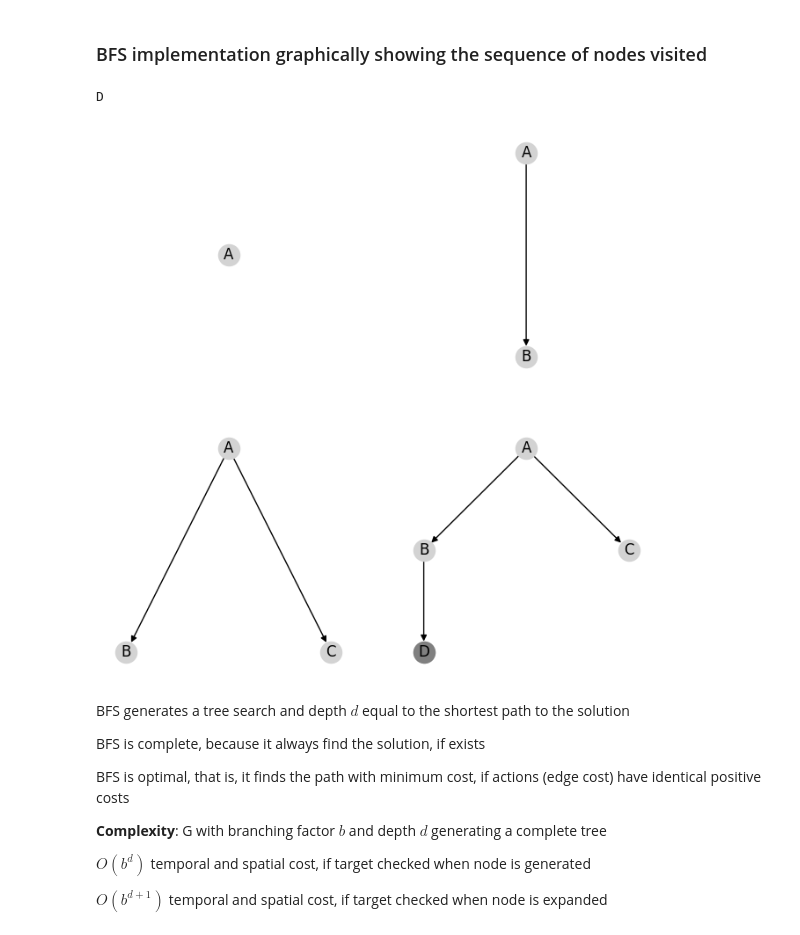
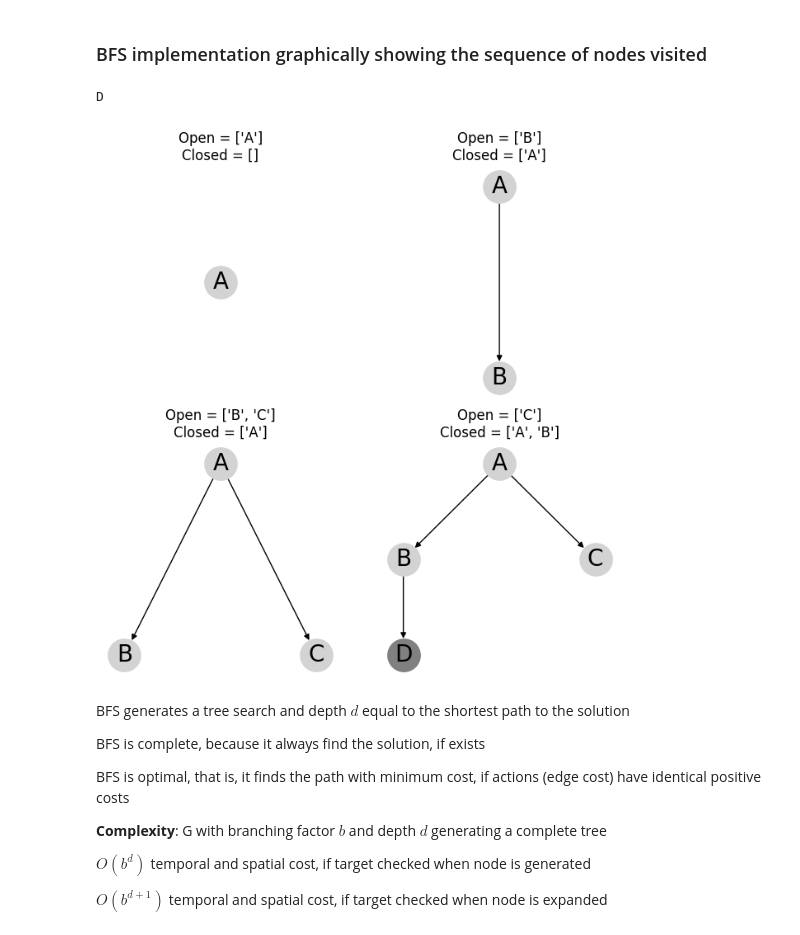
Before and after one commit to jorcisai/SIN, a Jupyter notebook: block1/search/bfs.ipynb, the cells around one changed output. Drawn from its saved outputs; the diff is of its cells as text; code cells hidden in the pictures.

Commit message:
Refining graph drawing

```diff
--- a/block1/search/bfs.ipynb
+++ b/block1/search/bfs.ipynb
@@ -4,7 +4,7 @@
 import networkx as nx
 # G is a graph represented as an adjancency list.
 # G is a hash table (dictionary) with each node as a key, and value, the list of adjacent nodes
-G={'A':['B','C'],'B':['D','E'],'C':['E'],'D':['E']}
+G={'A':['B','C'],'B':['A','D','E'],'C':['A','E'],'D':['B','E'],'E':['B','C','D']}
 source='A'
 Target=['D','E']
 nxG=nx.DiGraph(G)
@@ -69,48 +69,50 @@ nrows=2; ncols=2
 fig, _ = plt.subplots(nrows=nrows, ncols=ncols, figsize=(8, 8))
 axes = iter(fig.axes)
 
-def draw_graph(DG, source, target=[],):
+def draw_graph(DG, source, Open, Closed, target=[]):
   nxDG=nx.DiGraph(DG)
+  ax = next(axes)
+  ax.set_title("Open = "+str(Open)+"\n"+"Closed = "+str(Closed))
   pos_nodes = nx.nx_agraph.pygraphviz_layout(nxDG,prog='dot',root=source)
-  nx.draw(nxDG,pos=pos_nodes, ax=next(axes), with_labels=True, node_color="lightgray")
-  nx.draw_networkx_nodes(DG,pos=pos_nodes, nodelist=target, node_color='gray')
+  nx.draw(nxDG,pos=pos_nodes, ax=ax, with_labels=True, node_color="lightgray", node_size=800, font_size=20)
+  nx.draw_networkx_nodes(DG,pos=pos_nodes, nodelist=target, node_color='gray', node_size=800)
 
 # G is a graph represented as an adjancency list.
 # source is the label (string) of the source node
 # target is the list of target nodes
 def bfs(G, source, Target):
+  if source in Target:
+    return source
+  # Open is a list of nodes to be visited. FIFO list of nodes
+  Open = []; Open.append(source)
+  # Closed is a list of visited nodes.  FIFO list of nodes
+  Closed = [];
   DG={source:[]}
-  draw_graph(DG, source)
-  if source in Target:
-    return source, DG
-  # Open is a list of nodes to be visited. FIFO list of nodes
-  Open=[]; Open.append(source)
-  # Closed is a list of visited nodes.  FIFO list of nodes
-  Closed=[];
+  draw_graph(DG, source, Open, Closed)
 
   while Open != []:
     # Extract node from the the head of the Open list
-    node = Open[0]; Open.pop(0)
+    node = Open.pop(0)
     # Append node at the end of the Closed list
     Closed.append(node)
     Adj = DG[node]
     # For each adjacent node
     for child in G[node]:
       if child not in Closed:
         if child not in Open:
           Adj.append(child); DG[node]=Adj
           DG.update({child:[]})
           if child in Target:
-            draw_graph(DG, source, [child])
+            draw_graph(DG, source, Open, Closed, [child])
             return child
           Open.append(child)
-          draw_graph(DG, source)
+          draw_graph(DG, source, Open, Closed)
 
 
 print(bfs(G,source,Target))
 # %% [output]
 D
-[figure, old version]
+[figure, new version]
 # %% [markdown]
 
 BFS generates a tree search and depth $d$ equal to the shortest path to the solution
```
Also changed, not shown: parts of 2 cells of this notebook, 3 other files.
